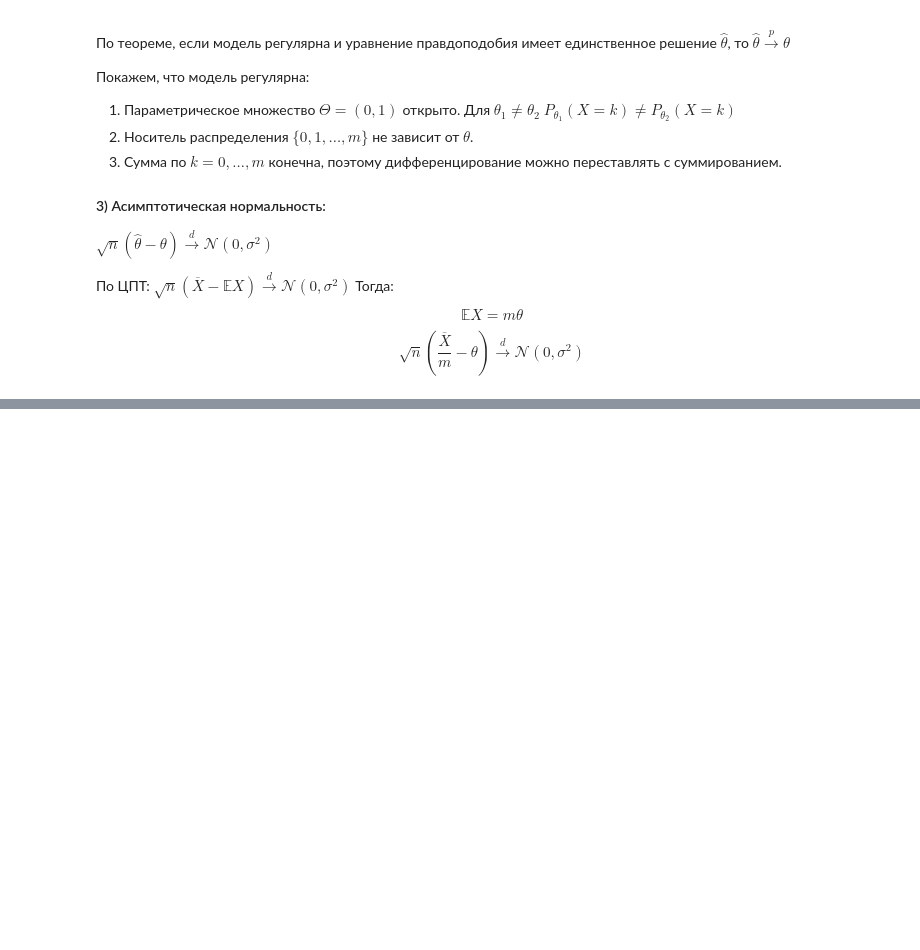
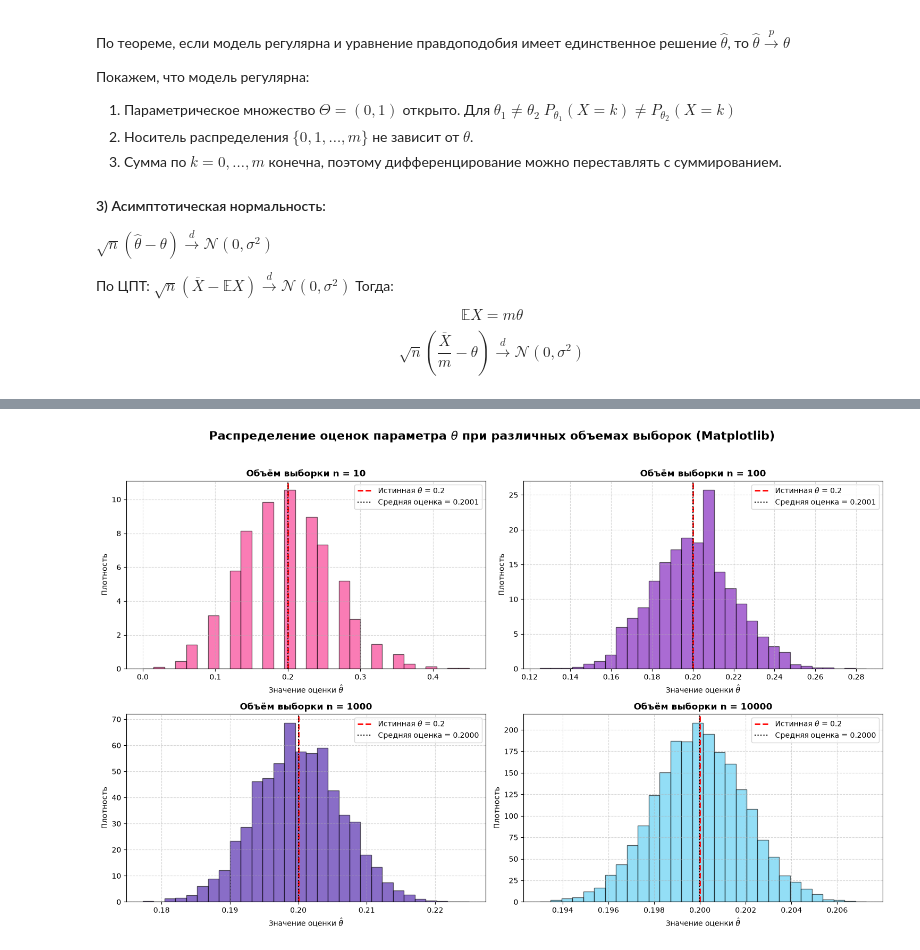
Before and after one commit to ipakhovskiy/math-statistics-lab-2, a Jupyter notebook: task-1.ipynb, the cells around one changed output, grey strips where cells are left out. Saved outputs shown, nothing was run; the diff lists cells and outputs as text; code cells hidden in the pictures; blank space fills up the shorter version.

```diff
--- a/task-1.ipynb
+++ b/task-1.ipynb
@@ -55,0 +66,15 @@ $$\sqrt{n}(\frac{\overline{X}}{m} - \theta) \xrightarrow{d} \mathcal N(0,\sigma^
+# %%
+samples = []
+
+for n in SAMPLE_SIZES:
+    samples.append([])
+    for _ in range(NUM_SAMPLES):
+        samples[-1].append(np.random.binomial(n = M, p = THETA, size = n))
+# %%
+theta_estimations = []
+
+for samples_i in samples:
+    theta_estimations.append([])
+
+    for sample in samples_i:
+        theta_estimations[-1].append(np.mean(sample) / M)
@@ -55,0 +99,32 @@ $$\sqrt{n}(\frac{\overline{X}}{m} - \theta) \xrightarrow{d} \mathcal N(0,\sigma^
+# %%
+fig, axes = plt.subplots(2, 2, figsize=(15, 10))
+axes = axes.flatten()
+
+colors = ["#f72585", "#7209b7", "#3a0ca3", "#4cc9f0"]
+
+for i, n in enumerate(SAMPLE_SIZES):
+    axes[i].hist(
+        theta_estimations[i],
+        bins=30,
+        density=True,
+        color=colors[i],
+        edgecolor="black",
+        alpha=0.6
+    )
+
+    axes[i].axvline(THETA, color="red", linestyle="--", linewidth=2, label=f"Истинная $\\theta$ = {THETA}")
+
+    mean_est = np.mean(theta_estimations[i])
+    axes[i].axvline(mean_est, color="black", linestyle=":", linewidth=1.5, label=f"Средняя оценка = {mean_est:.4f}")
+
+    axes[i].set_title(f"Объём выборки n = {n}", fontsize=12, fontweight='bold')
+    axes[i].set_xlabel("Значение оценки $\\hat{\\theta}$")
+    axes[i].set_ylabel("Плотность")
+    axes[i].grid(True, linestyle="--", alpha=0.5)
+    axes[i].legend(loc="upper right", fontsize=10)
+
+plt.suptitle("Распределение оценок параметра $\\theta$ при различных объемах выборок (Matplotlib)", fontsize=16, fontweight='bold', y=0.95)
+plt.tight_layout(rect=[0, 0, 1, 0.93])
+plt.show()
+# %% [output]
+[figure, added]
```
Also changed, not shown: parts of 2 cells of this notebook, 1 other file.
